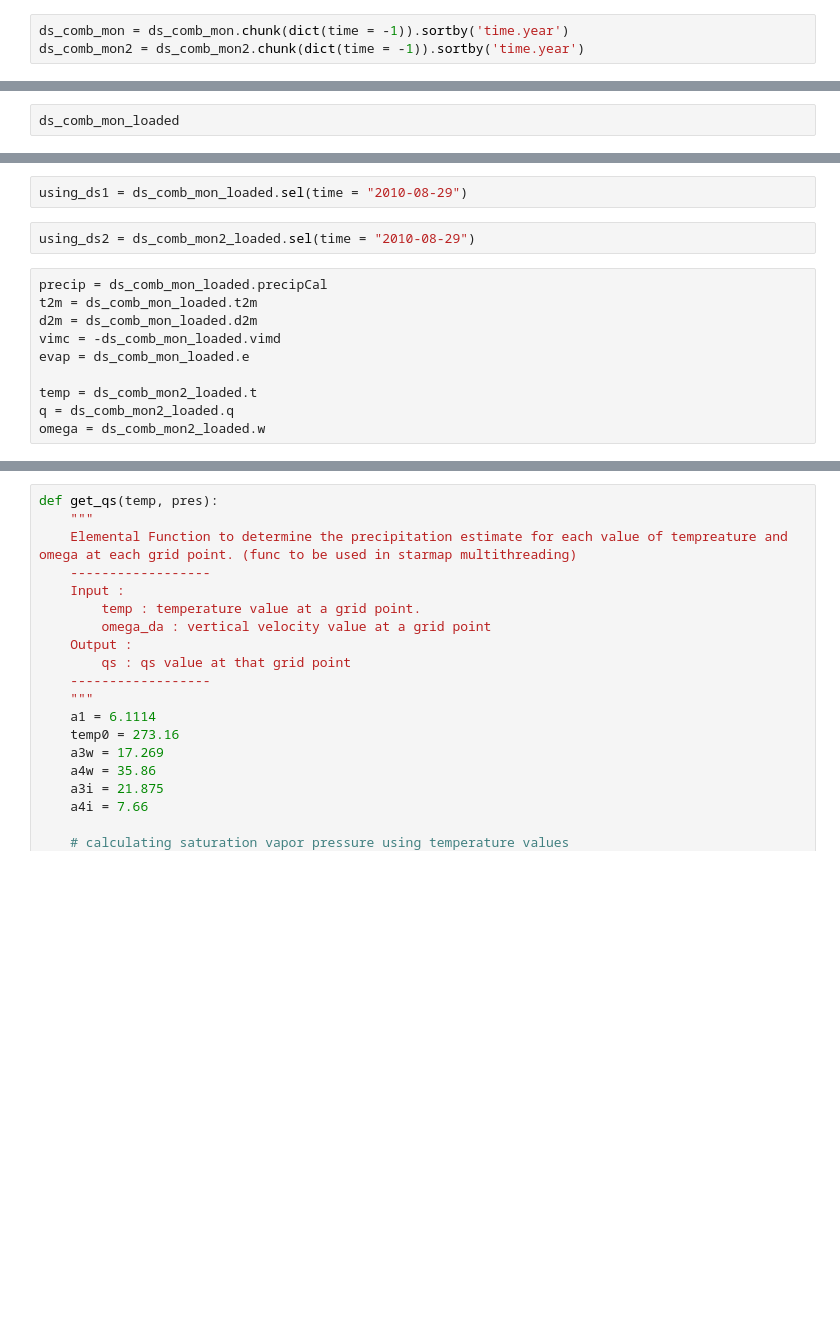
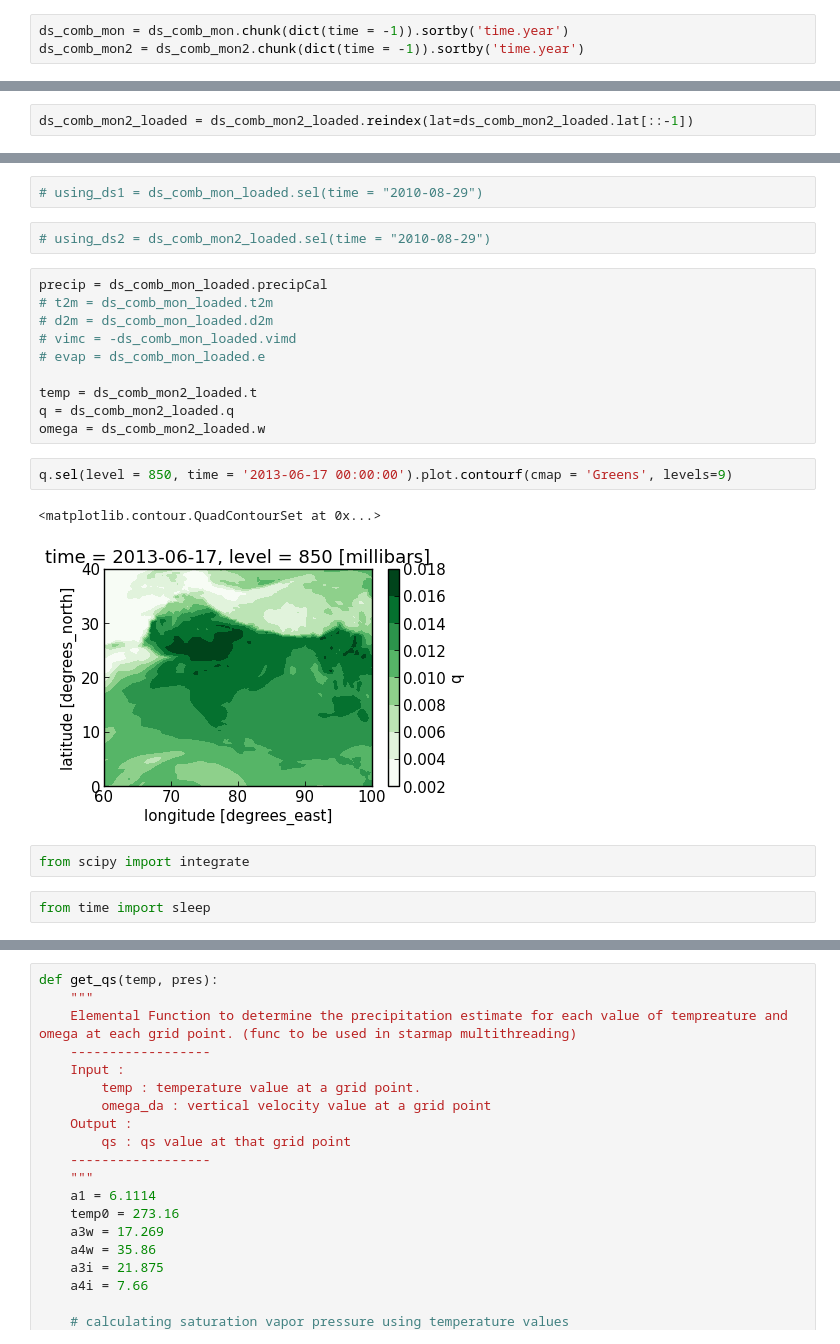
Before and after one commit to adisen99/msc_project, a Jupyter notebook: test2.ipynb, the cells around one changed output, grey strips where cells are left out. Drawn from its saved outputs; the diff is of its cells as text; blank space fills up the shorter version.

```diff
--- a/test2.ipynb
+++ b/test2.ipynb
@@ -303,2 +333,2 @@ KeyboardInterrupt:
 # %%
-ds_comb_mon_loaded
+ds_comb_mon2_loaded = ds_comb_mon2_loaded.reindex(lat=ds_comb_mon2_loaded.lat[::-1])
@@ -305,14 +349,23 @@ ds_comb_mon_loaded
 # %%
-using_ds1 = ds_comb_mon_loaded.sel(time = "2010-08-29")
+# using_ds1 = ds_comb_mon_loaded.sel(time = "2010-08-29")
 # %%
-using_ds2 = ds_comb_mon2_loaded.sel(time = "2010-08-29")
+# using_ds2 = ds_comb_mon2_loaded.sel(time = "2010-08-29")
 # %%
 precip = ds_comb_mon_loaded.precipCal
-t2m = ds_comb_mon_loaded.t2m
-d2m = ds_comb_mon_loaded.d2m
-vimc = -ds_comb_mon_loaded.vimd
-evap = ds_comb_mon_loaded.e
+# t2m = ds_comb_mon_loaded.t2m
+# d2m = ds_comb_mon_loaded.d2m
+# vimc = -ds_comb_mon_loaded.vimd
+# evap = ds_comb_mon_loaded.e
 
 temp = ds_comb_mon2_loaded.t
 q = ds_comb_mon2_loaded.q
 omega = ds_comb_mon2_loaded.w
+# %%
+q.sel(level = 850, time = '2013-06-17 00:00:00').plot.contourf(cmap = 'Greens', levels=9)
+# %% [output]
+<matplotlib.contour.QuadContourSet at 0x...>
+[figure, added]
+# %%
+from scipy import integrate
+# %%
+from time import sleep
```
Also changed, not shown: parts of 29 cells of this notebook, 3 other files.
